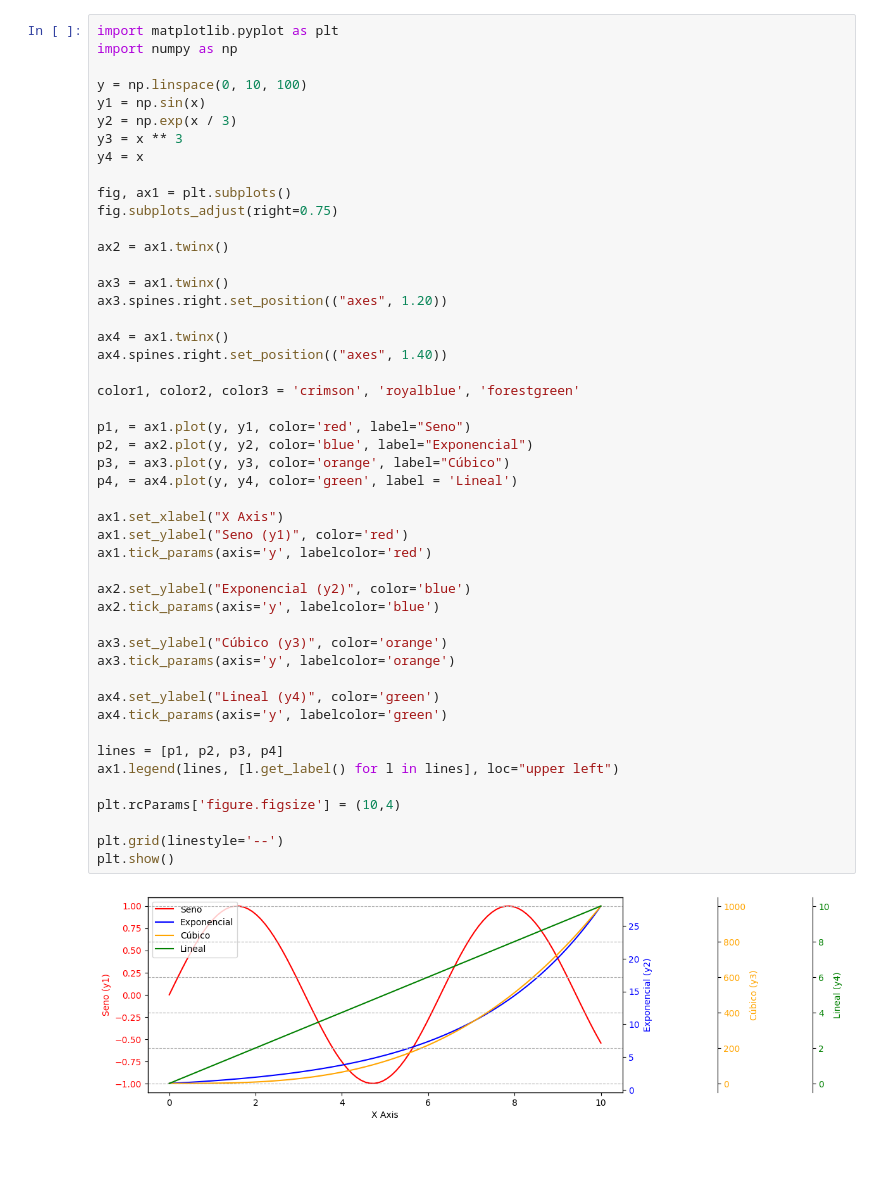
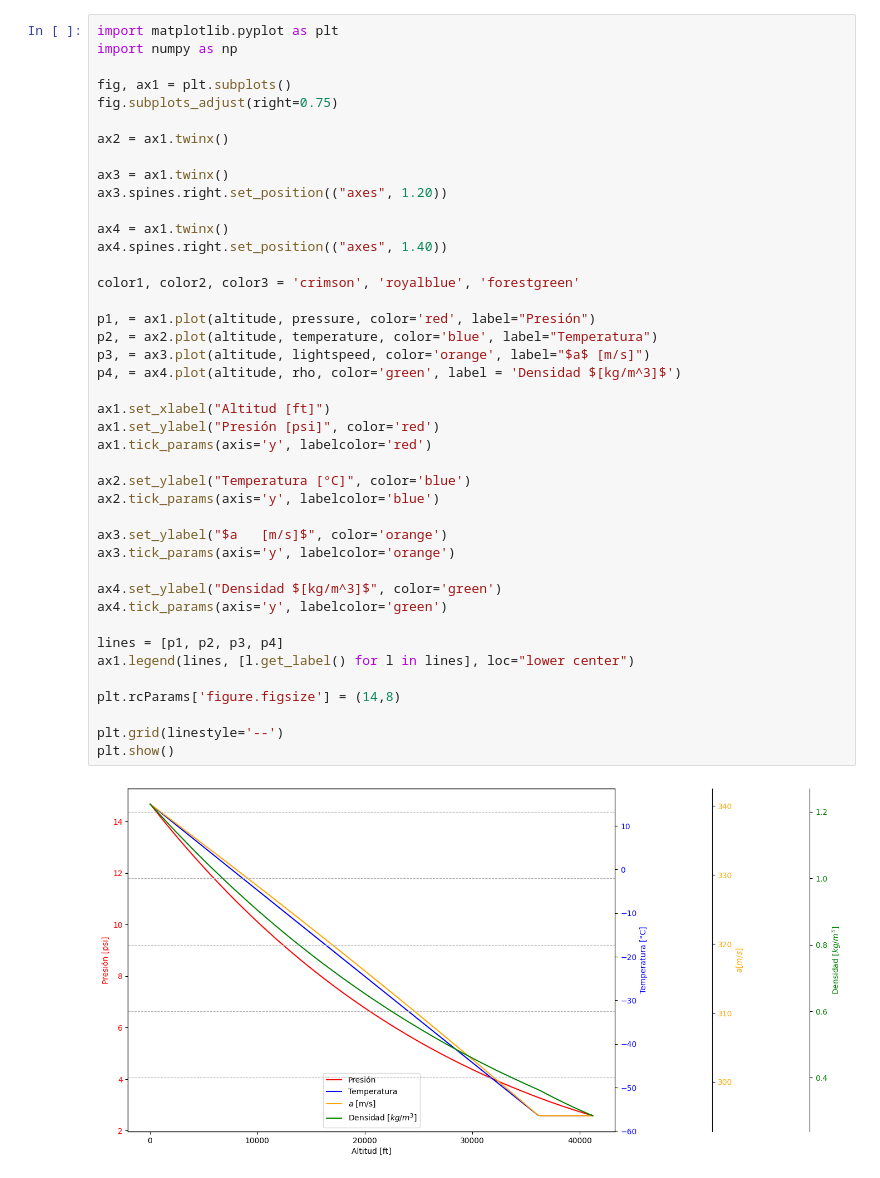
Before and after one commit to otarola-joaquin/Trabajos-varios-8vo-semestre, a Jupyter notebook: Mecánica del Vuelo/Tarea_1/lab1_gráfico.ipynb, the cells around one changed output. Drawn from its saved outputs; the diff is of its cells as text.

```diff
--- a/Mecánica del Vuelo/Tarea_1/lab1_gráfico.ipynb
+++ b/Mecánica del Vuelo/Tarea_1/lab1_gráfico.ipynb
@@ -1,50 +24,44 @@
 # %%
 import matplotlib.pyplot as plt
 import numpy as np
-
-y = np.linspace(0, 10, 100)
-y1 = np.sin(x)
-y2 = np.exp(x / 3)
-y3 = x ** 3
-y4 = x
 
 fig, ax1 = plt.subplots()
 fig.subplots_adjust(right=0.75)
 
 ax2 = ax1.twinx()
 
 ax3 = ax1.twinx()
 ax3.spines.right.set_position(("axes", 1.20))
 
 ax4 = ax1.twinx()
 ax4.spines.right.set_position(("axes", 1.40))
 
 color1, color2, color3 = 'crimson', 'royalblue', 'forestgreen'
 
-p1, = ax1.plot(y, y1, color='red', label="Seno")
-p2, = ax2.plot(y, y2, color='blue', label="Exponencial")
-p3, = ax3.plot(y, y3, color='orange', label="Cúbico")
-p4, = ax4.plot(y, y4, color='green', label = 'Lineal')
+p1, = ax1.plot(altitude, pressure, color='red', label="Presión")
+p2, = ax2.plot(altitude, temperature, color='blue', label="Temperatura")
+p3, = ax3.plot(altitude, lightspeed, color='orange', label="$a$ [m/s]")
+p4, = ax4.plot(altitude, rho, color='green', label = 'Densidad $[kg/m^3]$')
 
-ax1.set_xlabel("X Axis")
-ax1.set_ylabel("Seno (y1)", color='red')
+ax1.set_xlabel("Altitud [ft]")
+ax1.set_ylabel("Presión [psi]", color='red')
 ax1.tick_params(axis='y', labelcolor='red')
 
-ax2.set_ylabel("Exponencial (y2)", color='blue')
+ax2.set_ylabel("Temperatura [°C]", color='blue')
 ax2.tick_params(axis='y', labelcolor='blue')
 
-ax3.set_ylabel("Cúbico (y3)", color='orange')
+ax3.set_ylabel("$a   [m/s]$", color='orange')
 ax3.tick_params(axis='y', labelcolor='orange')
 
-ax4.set_ylabel("Lineal (y4)", color='green')
+ax4.set_ylabel("Densidad $[kg/m^3]$", color='green')
 ax4.tick_params(axis='y', labelcolor='green')
 
 lines = [p1, p2, p3, p4]
-ax1.legend(lines, [l.get_label() for l in lines], loc="upper left")
+ax1.legend(lines, [l.get_label() for l in lines], loc="lower center")
 
-plt.rcParams['figure.figsize'] = (10,4)
+plt.rcParams['figure.figsize'] = (14,8)
 
 plt.grid(linestyle='--')
 plt.show()
 # %% [output]
-[figure, old version]
+[figure, new version]
```
Also changed, not shown: parts of 1 cell of this notebook.
